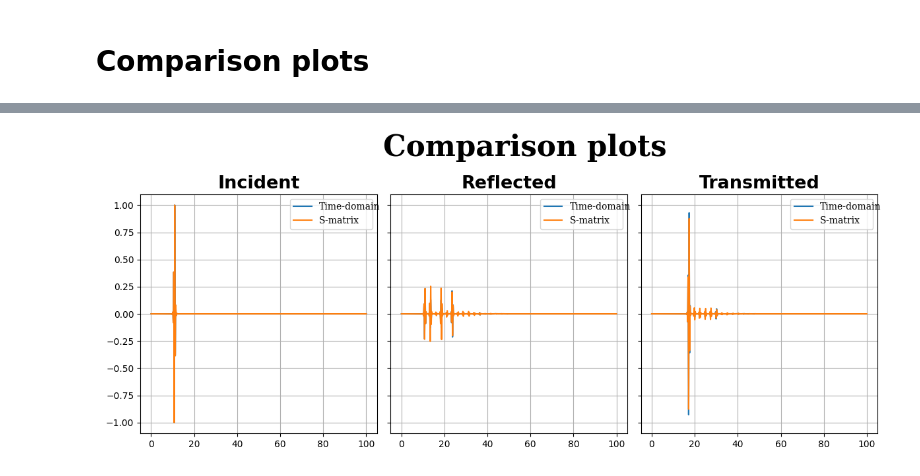
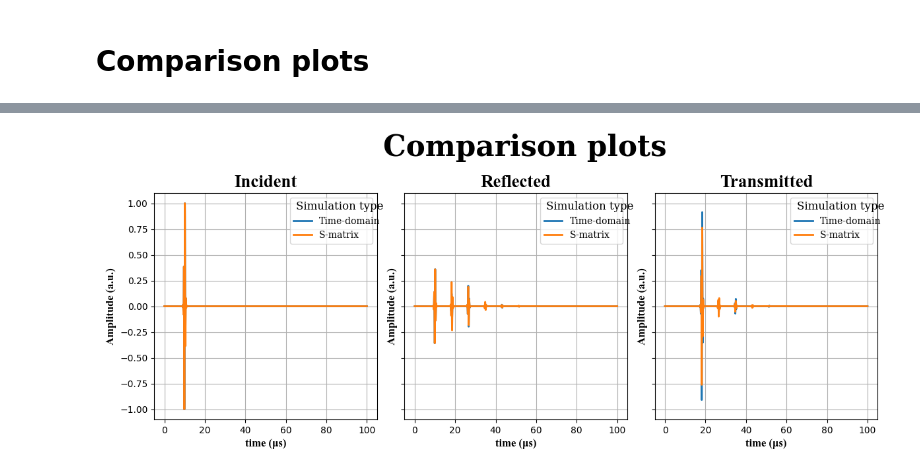
Before and after one commit to feasible-io/smaddali-utils, a Jupyter notebook: scattering/smatrix-jwave.ipynb, the cells around one changed output, grey strips where cells are left out. Saved outputs shown, nothing was run; the diff lists cells and outputs as text; code cells hidden in the pictures.

Commit message:
Long experimentation effort, should go simpler in design of smartix

```diff
--- a/scattering/smatrix-jwave.ipynb
+++ b/scattering/smatrix-jwave.ipynb
@@ -299,7 +304,11 @@ interactive(children=(IntSlider(value=0, description='Frame:', max=26169), Outpu
 # %% [markdown]
 # Post-simulation analysis
 # %%
-wave_incident = pres_bare[:,xloc[0]]
-wave_sensor1 = pres[:,xloc[0]]
-wave_transmitted = pres[:,xloc[1]]
+idx_ref = int( pulse_spatial_location > 0 )
+idx_trn = int( pulse_spatial_location < 0 )
+print( idx_ref, idx_trn )
+
+wave_incident = pres_bare[:,xloc[idx_ref]]
+wave_sensor1 = pres[:,xloc[idx_ref]]
+wave_transmitted = pres[:,xloc[idx_trn]]
 wave_reflected = wave_sensor1 - wave_incident
@@ -381,18 +392,23 @@ logger.info( f'Energy conservation error = {dE_E*100.:.7e}%' )
 ## S-matrix reconstruction
 # %%
 inputs = np.concatenate( [ arr[np.newaxis,:] for arr in [ fwav_inc, np.zeros( fwav_inc.shape ) ] ], axis=0 )
+if idx_ref:
+    inputs = inputs[::-1,:]
 speed, density = zip( *[ [ speeds[n], densities[n] ] for n in stack_definition ] )
 Z = np.array( [ s*d for s, d in zip( speed, density ) ] )
 
 # build propagator
 if len( stack_definition ) == 3:
     logger.warning( 'Single stack. ' )
-    propagator = ftools.partial( smat.SMatrix, length=stack_thickness, speed=float( speed[1] ), Z=Z, field='pressure' )
+    propagator = ftools.partial( smat.SMatrix, length=stack_thickness, speed=float( speed[1] ), Z=Z, field=field )
 else:
     logger.warning( 'Composite stack. ' )
     length = [b-a for b, a in zip( interface_locations[1:], interface_locations[:-1] ) ]
+    times = [ l/v for l, v in zip( length, speed[1:-1] ) ]
+    offset_factors = np.array( [0.] + times[:-1] )
     propagators = [
-        ftools.partial( smat.SMatrix, length=l, speed=s, Z=Z[n:n+3], field='pressure' )
-        for n, ( l, s ) in enumerate( zip( length, speed[1:-1] ) )
+        ftools.partial( smat.SMatrix, length=l, speed=s, Z=Z[n:n+3], field=field )
+        for n, ( l, s, off ) in enumerate( zip( length, speed[1:-1], offset_factors ) )
     ]
+    assert len( propagators )==len( offset_factors ), 'Should have same number of offset factors as propagators. '
 # %% [output]
@@ -423,8 +443,8 @@ logger.info( f'S-matrix simulation took {elapsed_time:.6f} seconds to reconstruc
 # %%
 with plt.style.context( '~/Templates/custom.mplstyle' ):
     ax = plt.figure( figsize=( 12, 5 ) ).subplots( 1, 2, sharex=True )
-
-    for wav, lbl in zip( [ fwav_inc, all_outputs[1], all_outputs[0] ], [ 'Incident', 'Reflected', 'Transmitted' ] ):
+    lbls = [ 'Incident', 'Reflected', 'Transmitted' ]
+    for wav, lbl in zip( [ fwav_inc, all_outputs[idx_trn], all_outputs[idx_ref] ], [ 'Incident', 'Reflected', 'Transmitted' ] ):
         ax[0].plot( freqs/1.e6, np.abs( wav )[:freqs.size], label=lbl, linewidth=2 )
     # ax[0].set_xlim( [ 0., 35. ] )
     ax[0].grid()
@@ -434,7 +454,7 @@ with plt.style.context( '~/Templates/custom.mplstyle' ):
     ax[0].set_ylabel( '|FFT|' )
     ax[0].set_xlim( [ 0., 2./( period/1.e-6 ) ] )
 
-    for wav, lbl in zip( [ fwav_inc, all_outputs[1], all_outputs[0] ], [ 'Incident', 'Reflected', 'Transmitted' ] ):
+    for wav, lbl in zip( [ fwav_inc, all_outputs[idx_trn], all_outputs[idx_ref] ], [ 'Incident', 'Reflected', 'Transmitted' ] ):
         ax[1].plot( freqs/1.e6, np.unwrap( np.angle( wav ) )[:freqs.size], label=lbl, linewidth=2 )
     ax[1].set_ylim( [ -100., 10. ] )
     ax[1].grid()
@@ -448,7 +468,7 @@ with plt.style.context( '~/Templates/custom.mplstyle' ):
 
 df = ( freqs[1:] - freqs[:-1] ).mean()
 Ef = []
-for wav, lbl in zip( [ fwav_inc[:-1], all_outputs[1], all_outputs[0] ], [ 'Incident', 'Reflected', 'Transmitted' ] ):
+for wav, lbl in zip( [ fwav_inc[:-1], all_outputs[idx_trn], all_outputs[idx_ref] ], [ 'Incident', 'Reflected', 'Transmitted' ] ):
     power = np.abs( wav )**2
     temp = df*( 0.5*( power[0] + power[-1] ) + power[1:-1].sum() ) / ( 2. * np.pi )
     logger.info( f'{lbl} spectrum total energy = {temp:.7e}' )
@@ -470,8 +490,8 @@ plt.show()
 Compare these to the simulated waveforms plotted earlier.
 # %%
 back = npft.irfft( fwav_inc, norm='ortho' )
-back_r = npft.irfft( all_outputs[1], norm='ortho' )
-back_t = npft.irfft( all_outputs[0], norm='ortho' )
+back_r = npft.irfft( all_outputs[idx_trn], norm='ortho' )
+back_t = npft.irfft( all_outputs[idx_ref], norm='ortho' )
 # %%
 with plt.style.context( '~/Templates/custom.mplstyle' ):
     plt.figure( figsize=( 12, 4 ) )
@@ -506,11 +526,13 @@ ax = fig.subplots( 1, 3, sharex=True, sharey=True )
 
 with plt.style.context( '~/Templates/custom.mplstyle' ):
     for n, ( wav1, wav2, lbl ) in enumerate( zip( [ wave_incident, wave_reflected, wave_transmitted ], [ back, back_r, back_t ], [ 'Incident', 'Reflected', 'Transmitted' ] ) ):
-        ax[n].plot( t/1.e-6, wav1, label='Time-domain' )
-        ax[n].plot( t/1.e-6, wav2, label='S-matrix' )
+        ax[n].plot( t/1.e-6, wav1, label='Time-domain', linewidth=2 )
+        ax[n].plot( t/1.e-6, wav2, label='S-matrix', linewidth=2 )
+        ax[n].set_xlabel( 'time (μs)', weight='bold', fontname='Times New Roman', fontsize=12  )
+        ax[n].set_ylabel( 'Amplitude (a.u.)', weight='bold', fontname='Times New Roman', fontsize=12 )
         ax[n].grid()
-        ax[n].legend()
-        ax[n].set_title( lbl )
+        ax[n].legend().set_title('Simulation type' )
+        ax[n].set_title( f'{lbl}', fontname='Times New Roman', fontsize=19.4 )
         logger.info( f'{lbl} error: {np.abs( wav1-wav2 ).sum()/np.array( wav1 ).size:.3e}' )
     fig.suptitle( 'Comparison plots' )
     fig.tight_layout()
@@ -521 +543 @@ with plt.style.context( '~/Templates/custom.mplstyle' ):
-[figure, old version]
+[figure, new version]
```
Also changed, not shown: parts of 21 cells of this notebook, 2 other files.
